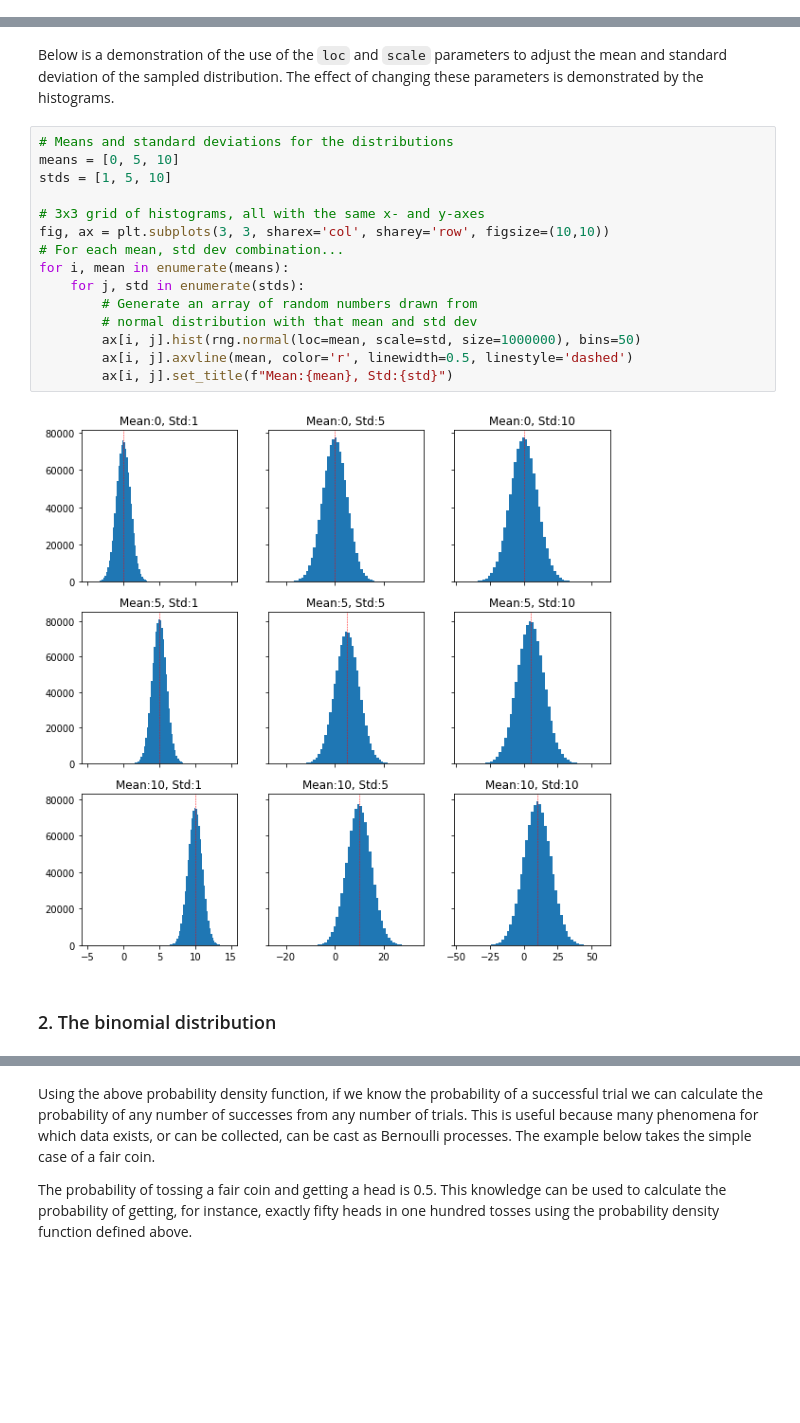
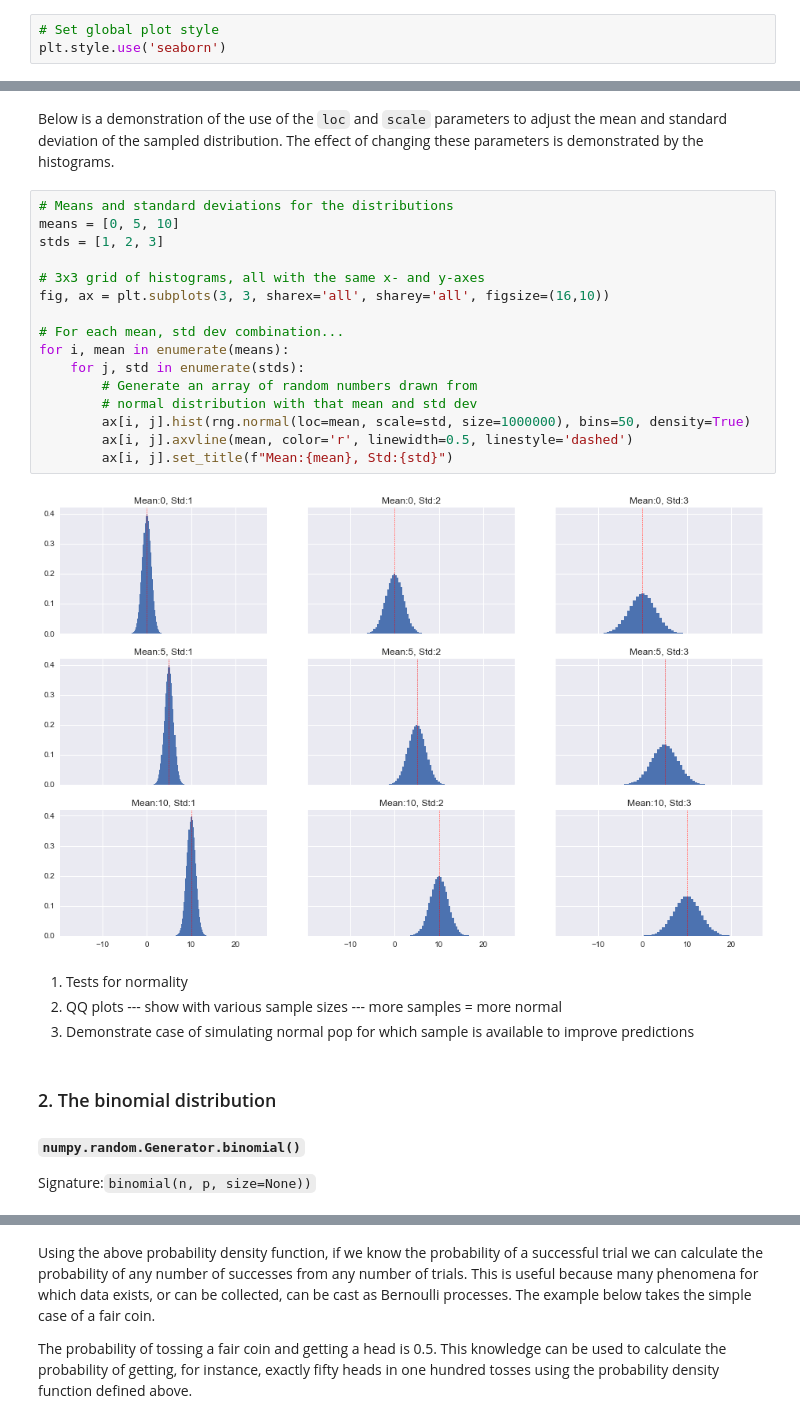
Before and after one commit to fod/numpy-random, a Jupyter notebook: numpy-random.ipynb, the cells around one changed output, grey strips where cells are left out. Drawn from its saved outputs; the diff is of its cells as text; blank space fills up the shorter version.

```diff
--- a/numpy-random.ipynb
+++ b/numpy-random.ipynb
@@ -37,6 +37,9 @@ import matplotlib.pyplot as plt
 
 from tabulate import tabulate
 from faker import Faker
+# %%
+# Set global plot style
+plt.style.use('seaborn')
 # %% [markdown]
 The recommended method for intialising a random number generator is with the `numpy.random.default_rng()` function [1]. This returns a `Generator` object. The `Generator`'s bit generator can be accessed via its `bit_generator` attribute. It can be seen here that calling `default_rng` has returned a `Generator` intitialised with the `PCG64` bit generator.
 # %%
@@ -517,22 +520,29 @@ Below is a demonstration of the use of the `loc` and `scale` parameters to adjus
 # %%
 # Means and standard deviations for the distributions
 means = [0, 5, 10]
-stds = [1, 5, 10]
+stds = [1, 2, 3]
 
 # 3x3 grid of histograms, all with the same x- and y-axes
-fig, ax = plt.subplots(3, 3, sharex='col', sharey='row', figsize=(10,10))
+fig, ax = plt.subplots(3, 3, sharex='all', sharey='all', figsize=(16,10))
+
 # For each mean, std dev combination...
 for i, mean in enumerate(means):
     for j, std in enumerate(stds):
         # Generate an array of random numbers drawn from
         # normal distribution with that mean and std dev
-        ax[i, j].hist(rng.normal(loc=mean, scale=std, size=1000000), bins=50)
+        ax[i, j].hist(rng.normal(loc=mean, scale=std, size=1000000), bins=50, density=True)
         ax[i, j].axvline(mean, color='r', linewidth=0.5, linestyle='dashed')
         ax[i, j].set_title(f"Mean:{mean}, Std:{std}")
 # %% [output]
-[figure, old version]
+[figure, new version]
+# %% [markdown]
+1. Tests for normality
+2. QQ plots --- show with various sample sizes --- more samples = more normal
+3. Demonstrate case of simulating normal pop for which sample is available to improve predictions
 # %% [markdown]
 ### 2. The binomial distribution
+#### `numpy.random.Generator.binomial()`
+Signature:`binomial(n, p, size=None))`
 # %% [markdown]
 The binomial distribution is the probability distribution of the number of successes in a series of Bernoulli trials, that is, trials in which there are two possible outcomes. The canonical example of a Bernoulli trial is the toss of a coin and the probability distribution of a series of tosses is the binomial distribution. The probability function of the distribution is
 $$P(N)={n \choose N}p^N(1-p)^{n-N}\\
```
Also changed, not shown: parts of 15 cells of this notebook.
